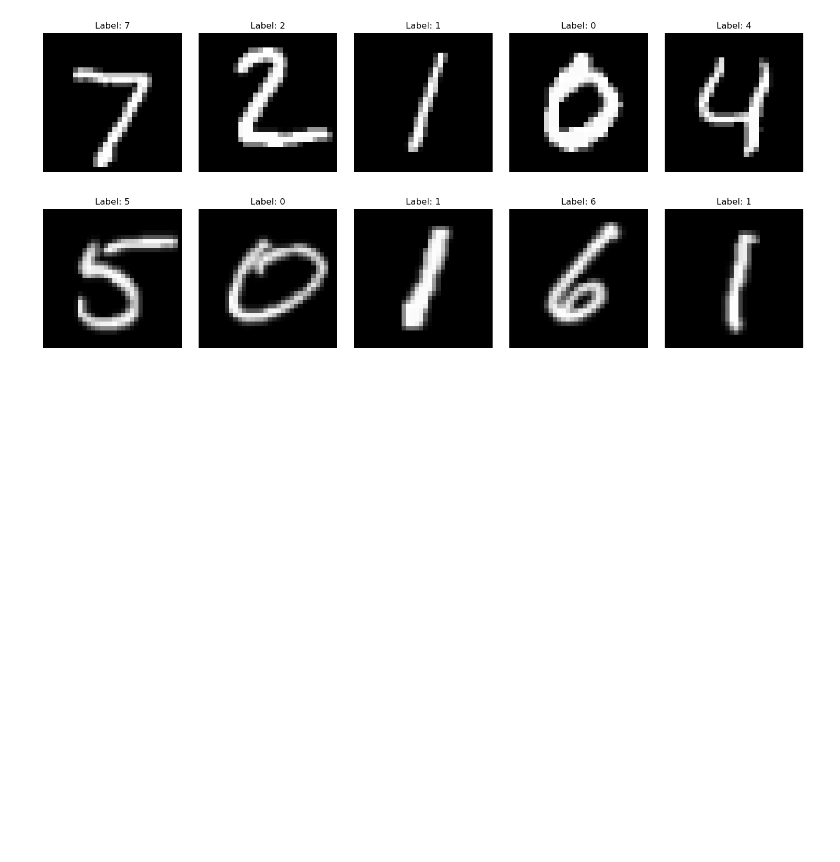
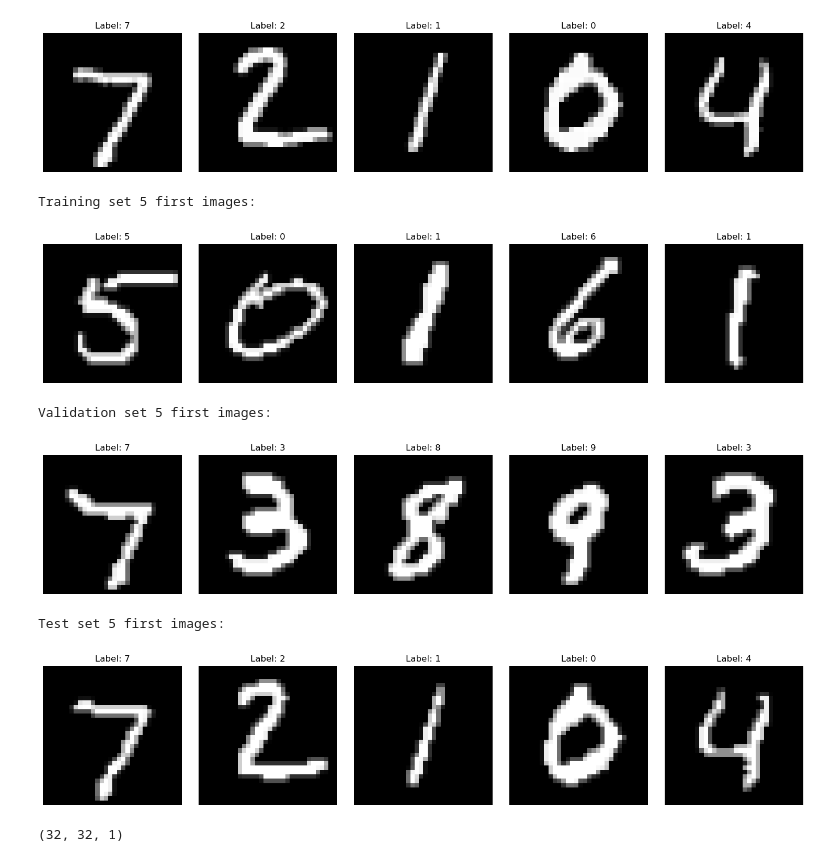
Before and after one commit to kstarkiller/enhanced_OCR, a Jupyter notebook: main.ipynb, the cells around one changed output. Drawn from its saved outputs; the diff is of its cells as text; code cells hidden in the pictures; blank space fills up the shorter version.

```diff
--- a/main.ipynb
+++ b/main.ipynb
@@ -25,12 +24,9 @@ Validation images shape: (12000, 28, 28)
 Test images shape: (10000, 28, 28)
 # %%
 # Plot the first 5 labels from each of the training, validation, and test sets
-print('Training set 5 first images:')
-plot_images(train_images[:5], train_labels[:5])
-print('Validation set 5 first images:')
-plot_images(val_images[:5], val_labels[:5])
-print('Test set 5 first images:')
-plot_images(test_images[:5], test_labels[:5])
+for dataset, images, labels in zip(['Training', 'Validation', 'Test'], [train_images, val_images, test_images], [train_labels, val_labels, test_labels]):
+    print(f'{dataset} set 5 first images:')
+    plot_images(images[:5], labels[:5])
 # %% [output]
 Training set 5 first images:
 [figure]
@@ -40,23 +36,43 @@ Test set 5 first images:
 [figure]
 # %%
 # Color images
-X_train = np.array([cv2.cvtColor(img, cv2.COLOR_GRAY2BGR) for img in train_images])
-X_val = np.array([cv2.cvtColor(img, cv2.COLOR_GRAY2BGR) for img in val_images])
-X_test = np.array([cv2.cvtColor(img, cv2.COLOR_GRAY2BGR) for img in test_images])
-
-# # Reshape the images
-# X_train = train_images.reshape(28, 28, 1)
-# X_val = val_images.reshape(28, 28, 1)
-# X_test = test_images.reshape(28, 28, 1)
+X_train = np.array([cv2.threshold(img, 127, 255, cv2.THRESH_BINARY)[1] for img in train_images])
+X_val = np.array([cv2.threshold(img, 127, 255, cv2.THRESH_BINARY)[1] for img in val_images])
+X_test = np.array([cv2.threshold(img, 127, 255, cv2.THRESH_BINARY)[1] for img in test_images])
+# X_train = np.array([cv2.cvtColor(img, cv2.COLOR_GRAY2RGB) for img in train_images])
+# X_val = np.array([cv2.cvtColor(img, cv2.COLOR_GRAY2RGB) for img in val_images])
+# X_test = np.array([cv2.cvtColor(img, cv2.COLOR_GRAY2RGB) for img in test_images])
 
 # Resize the images from 28x28 to 32x32
 X_train = np.array([cv2.resize(img, (32,32)) for img in X_train])
 X_val = np.array([cv2.resize(img, (32,32)) for img in X_val])
 X_test = np.array([cv2.resize(img, (32,32)) for img in X_test])
 
-plot_images(X_train[:5], train_labels[:5])
+# Add a channel dimension to the images using reshape
+X_train = X_train.reshape(X_train.shape[0], 32, 32, 1)
+X_val = X_val.reshape(X_val.shape[0], 32, 32, 1)
+X_test = X_test.reshape(X_test.shape[0], 32, 32, 1)
+
+# Normalize the images
+X_train = X_train / 255
+X_val = X_val / 255
+X_test = X_test / 255
+
+
+# Re-plot the first 5 labels from each of the training, validation, and test sets
+for dataset, images, labels in zip(['Training', 'Validation', 'Test'], [X_train, X_val, X_test], [train_labels, val_labels, test_labels]):
+    print(f'{dataset} set 5 first images:')
+    plot_images(images[:5], labels[:5])
+
+X_train[0].shape
 # %% [output]
+Training set 5 first images:
-[figure, old version]
+[figure, new version]
+Validation set 5 first images:
+[figure, added]
+Test set 5 first images:
+[figure, added]
+(32, 32, 1)
 # %%
 NUM_CLASSES = 10
 
```
Also changed, not shown: parts of 3 cells of this notebook, 3 other files.
